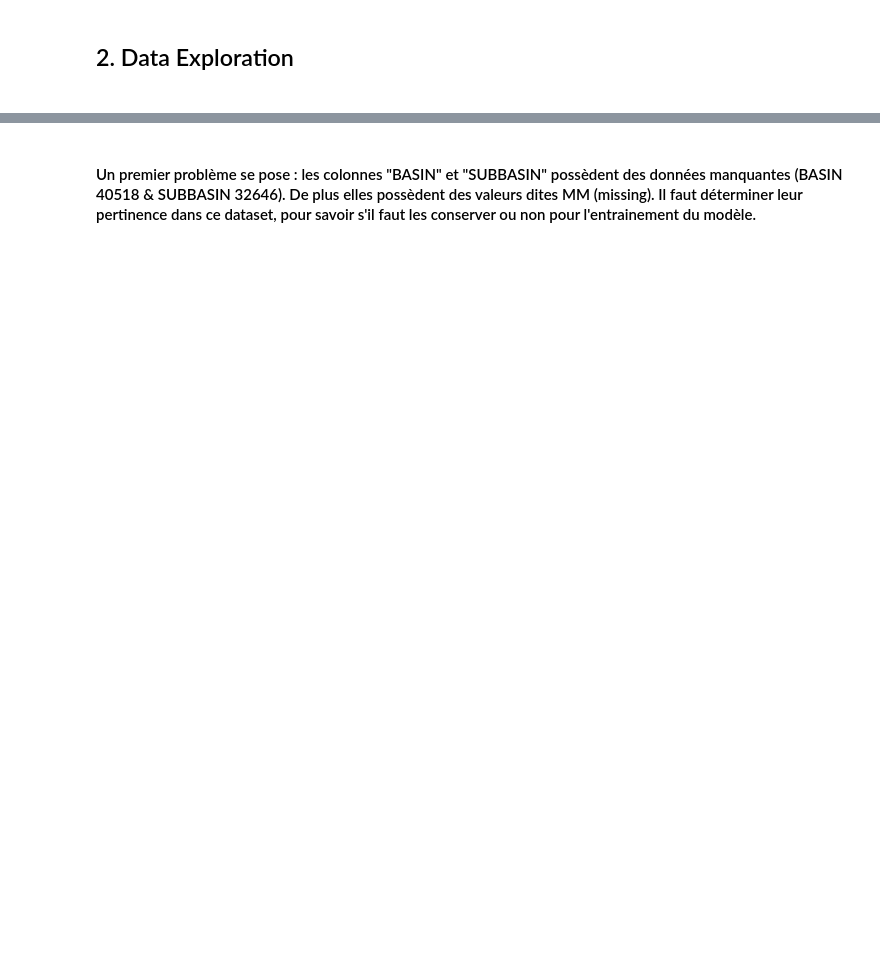
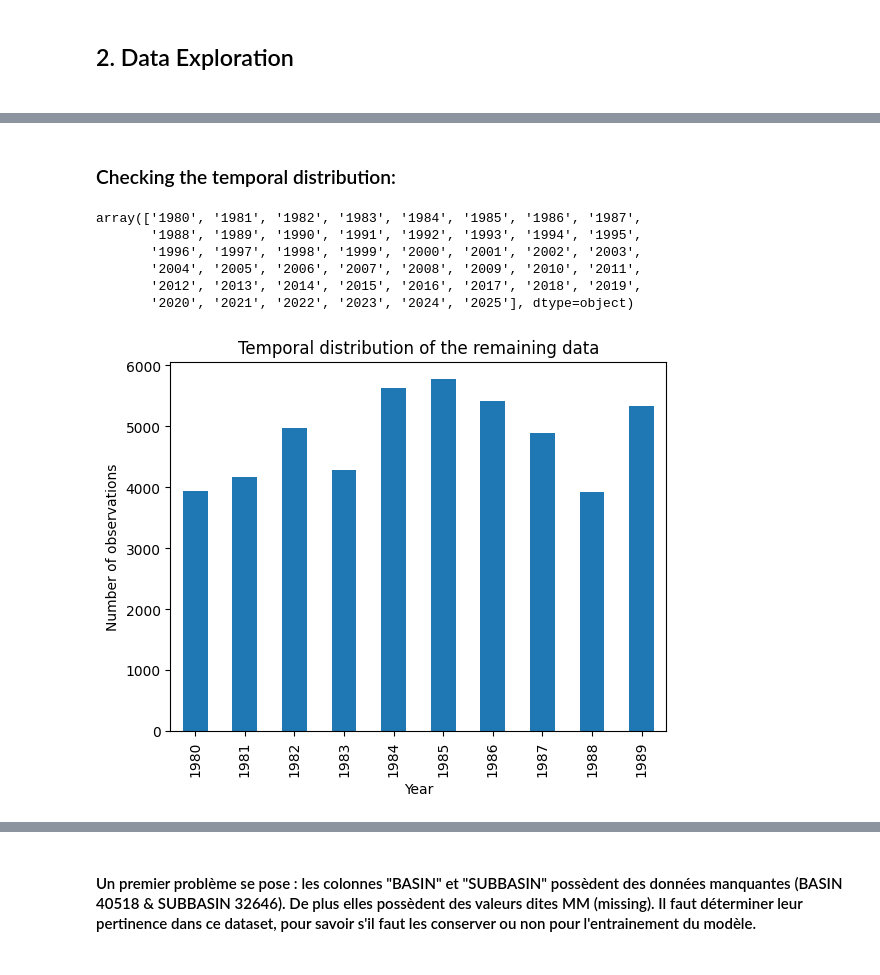
Before and after one commit to PaulVial/TropicalStormsPrediction, a Jupyter notebook: data_exploration.ipynb, the cells around one changed output, grey strips where cells are left out. Drawn from its saved outputs; the diff is of its cells as text; code cells hidden in the pictures; blank space fills up the shorter version.

```diff
--- a/data_exploration.ipynb
+++ b/data_exploration.ipynb
@@ -65,0 +41,3 @@ Et 10.99 % pour SUBBASIN
+# %%
+df=df.drop(index=0)
+df.head(5)
@@ -65,0 +68,15 @@ Et 10.99 % pour SUBBASIN
+# %%
+# We count the number of NaN per columns to estimate the percentage of the df it represents
+missing_values=df.isna().sum()
+columns_with_missing = missing_values[missing_values >= 0]
+
+# disable the display limit
+pd.set_option("display.max_rows", None)
+
+total_rows = len(df)
+missing_percentage = (columns_with_missing / total_rows) * 100
+
+print(missing_percentage.sort_values(ascending=False).to_frame(name="Missing Values Percentage"))
+
+# reinitialize the configuration
+pd.reset_option("display.max_rows")
@@ -65,0 +104,4 @@ Et 10.99 % pour SUBBASIN
+# %%
+empty_columns=missing_percentage[missing_percentage==100]
+df_processed=df.drop(columns=empty_columns.index)
+df_processed.shape
@@ -65,0 +162,25 @@ Et 10.99 % pour SUBBASIN
+# %% [markdown]
+### Checking the temporal distribution:
+# %%
+df.SEASON.unique()
+# %% [output]
+array(['1980', '1981', '1982', '1983', '1984', '1985', '1986', '1987',
+       '1988', '1989', '1990', '1991', '1992', '1993', '1994', '1995',
+       '1996', '1997', '1998', '1999', '2000', '2001', '2002', '2003',
+       '2004', '2005', '2006', '2007', '2008', '2009', '2010', '2011',
+       '2012', '2013', '2014', '2015', '2016', '2017', '2018', '2019',
+       '2020', '2021', '2022', '2023', '2024', '2025'], dtype=object)
+# %%
+# filter rows where TD9636_STAGE not missing
+df_remaining=df_processed.loc[df_processed.TD9636_STAGE.notna(),:]
+
+
+# Visualization
+
+df_remaining['SEASON'].value_counts().sort_index().plot(kind='bar')
+plt.xlabel("Year")
+plt.ylabel("Number of observations")
+plt.title("Temporal distribution of the remaining data")
+plt.show()
+# %% [output]
+[figure, added]
```
Also changed, not shown: parts of 22 cells of this notebook.
